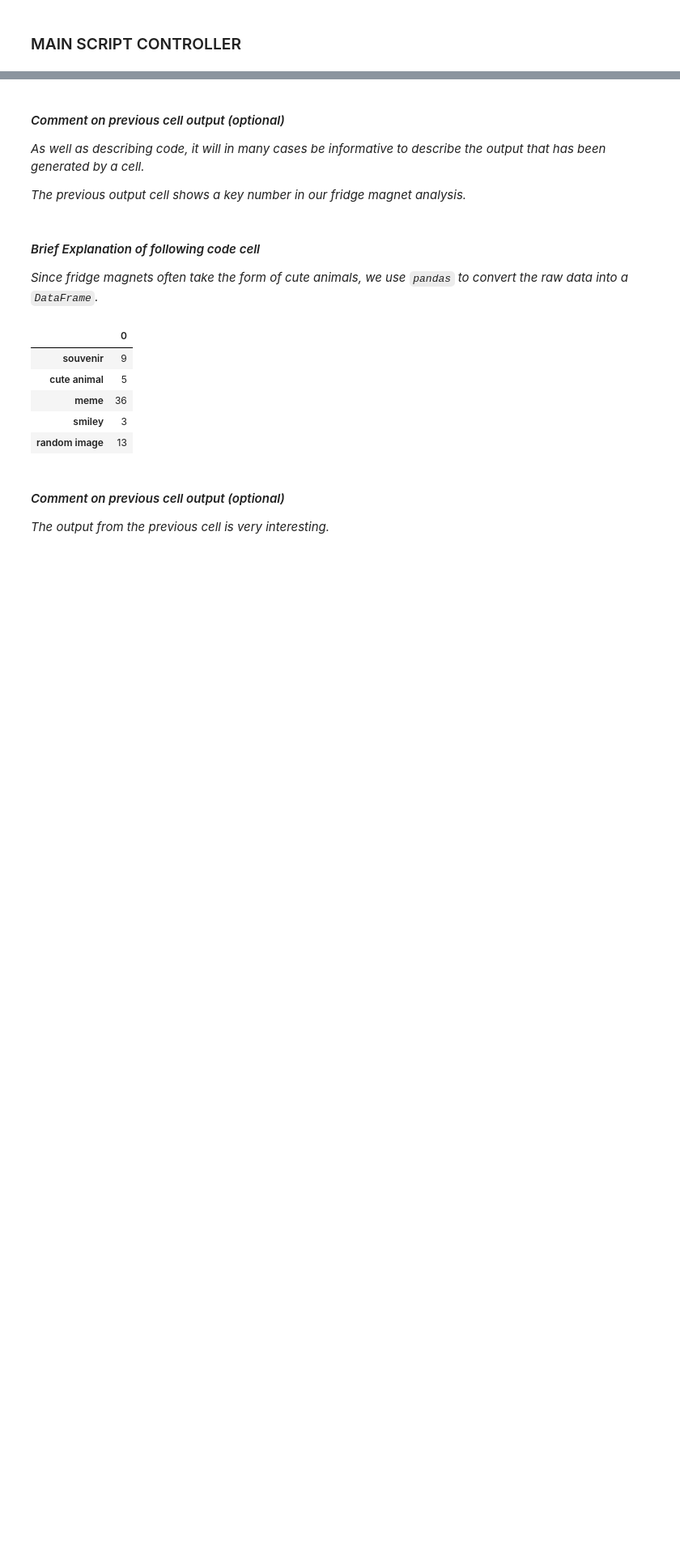
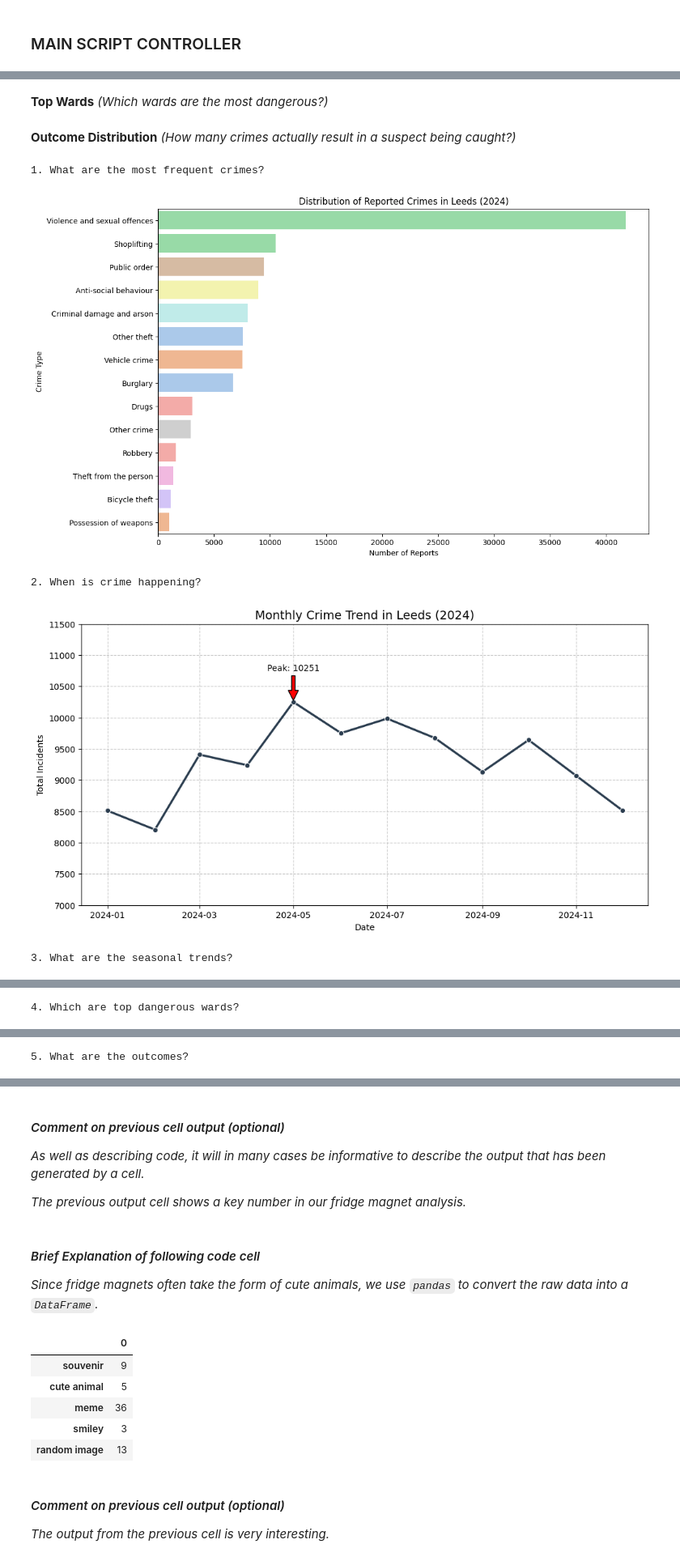
Before and after one commit to nilavans/leeds-crime-patterns, a Jupyter notebook: group_project.ipynb, the cells around one changed output, grey strips where cells are left out. Shown: that part at 81% size. Saved outputs shown, nothing was run; the diff lists cells and outputs as text; code cells hidden in the pictures; blank space fills up the shorter version.

Commit message:
PDS-04 added key objective logics

```diff
--- a/group_project.ipynb
+++ b/group_project.ipynb
@@ -352,7 +403,7 @@ def main():
         print("Running the full data processing pipeline...")
         run_pipeline = True
     else:
-        print(f"Master dataset already exists: {MAIN_DATA_PATH}")
+        print(f"Main dataset already exists: {MAIN_DATA_PATH}")
         choice = input("Do you want to recreate it? (Y/N): ").upper().strip()
         if choice == "Y":
             print("User requested recreation. Running the full pipeline...")
@@ -376,18 +427,21 @@ def main():
         # Step 5: Perform the spatial join (the filter)
         gdf_leeds_crimes = perform_spatial_join(gdf_crimes, gdf_leeds_wards)
 
-        # Step 6: Save the final master file
+        # STEP 6: Final Cleaning
+        gdf_leeds_crimes = clean_final_data(gdf_leeds_crimes)
+
+        # Step 7: Save the final main file
         save_leeds_crime(gdf_leeds_crimes, MAIN_DATA_PATH)
 
     # Load the final data for analysis
-    print(f"\nLoading master dataset: {MAIN_DATA_PATH}")
+    print(f"\nLoading main dataset: {MAIN_DATA_PATH}")
     try:
         gdf_leeds_crimes = gpd.read_file(MAIN_DATA_PATH)
         print(f"Successfully loaded {len(gdf_leeds_crimes)} Leeds crime records.")
         return gdf_leeds_crimes
     except Exception as e:
         print("--- FATAL ERROR ---")
-        print(f"Could not load master file: {e}")
+        print(f"Could not load main file: {e}")
         print("Please try running the pipeline again (Y).")
         sys.exit(1)
 
@@ -423,0 +546,20 @@ gdf_leeds_crimes.head()
+# %% [markdown]
+<b>Top Wards</b> <i>(Which wards are the most dangerous?)</i>
+# %%
+# Plots a horizontal bar chart of the top N wards by crime count.
+def plot_top_wards(gdf, top_n=10):
+    top_wards = gdf.ward_name.value_counts().reset_index(name="crime_count").head(top_n)
+
+    plt.figure(figsize=(12, 8))
+
+    sns.barplot(
+        data=top_wards, x="crime_count", y="ward_name", hue="ward_name", palette="Reds_r", legend=False
+    )
+
+    plt.title(f"Top {top_n} Wards by Total Crime Volume in Leeds", fontsize=14)
+    plt.xlabel("Total Reported Crimes")
+    plt.ylabel("Ward Name")
+    plt.grid(axis="x", alpha=0.3)
+    plt.show()
+# %% [markdown]
+<b>Outcome Distribution</b> <i>(How many crimes actually result in a suspect being caught?)</i>
@@ -423,0 +598,23 @@ gdf_leeds_crimes.head()
+# %%
+# --- Objective 2: Exploratory Data Analysis ---
+
+print("1. What are the most frequent crimes?")
+plot_crime_distribution(gdf_leeds_crimes)
+
+print("2. When is crime happening?")
+plot_monthly_trend(gdf_leeds_crimes)
+
+print("3. What are the seasonal trends?")
+plot_seasonal_trends(gdf_leeds_crimes)
+
+print("4. Which are top dangerous wards?")
+plot_top_wards(gdf_leeds_crimes, 10)
+
+print("5. What are the outcomes?")
+plot_outcome_distribution(gdf_leeds_crimes)
+# %% [output]
+1. What are the most frequent crimes?
+[figure, added]
+2. When is crime happening?
+[figure, added]
+3. What are the seasonal trends?
@@ -423,0 +622 @@ gdf_leeds_crimes.head()
+4. Which are top dangerous wards?
@@ -423,0 +624 @@ gdf_leeds_crimes.head()
+5. What are the outcomes?
```
Also changed, not shown: parts of 28 cells of this notebook, 1 other file.
